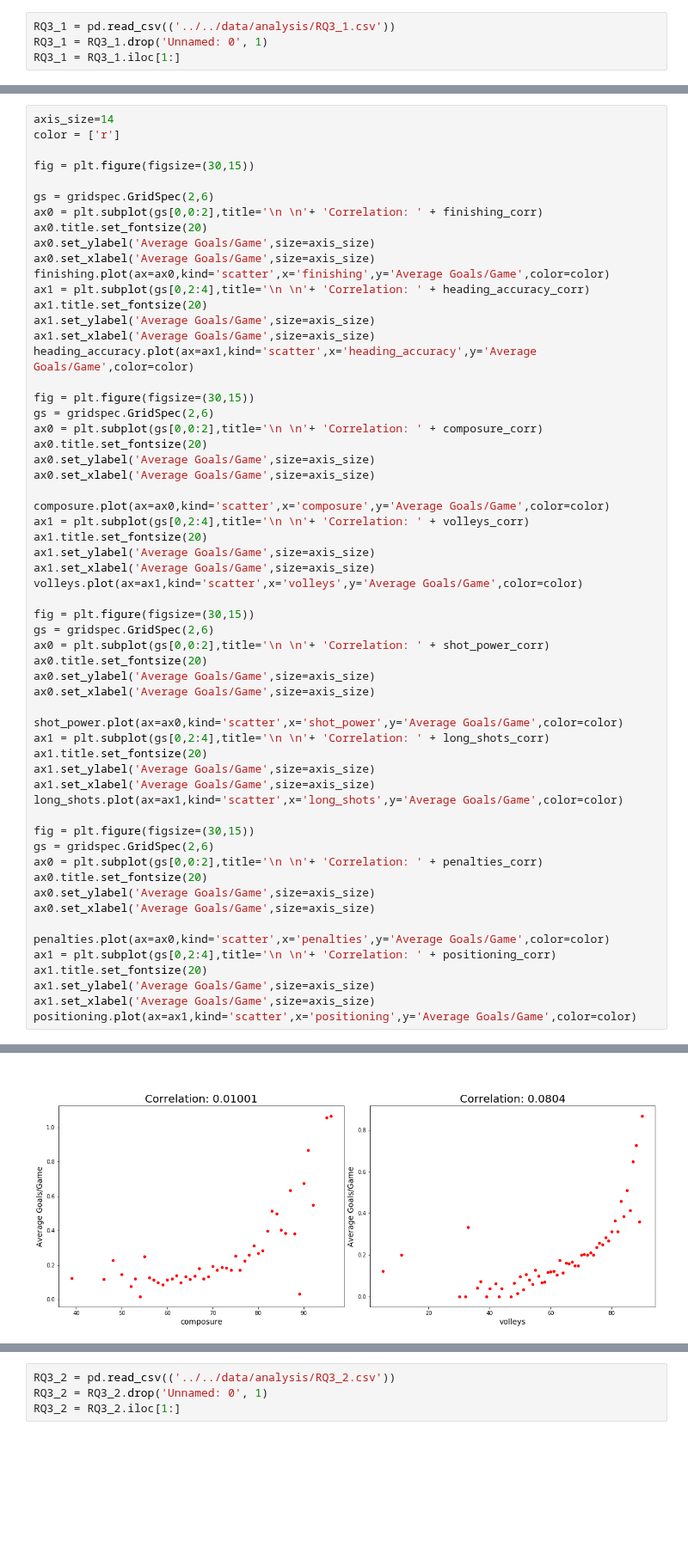
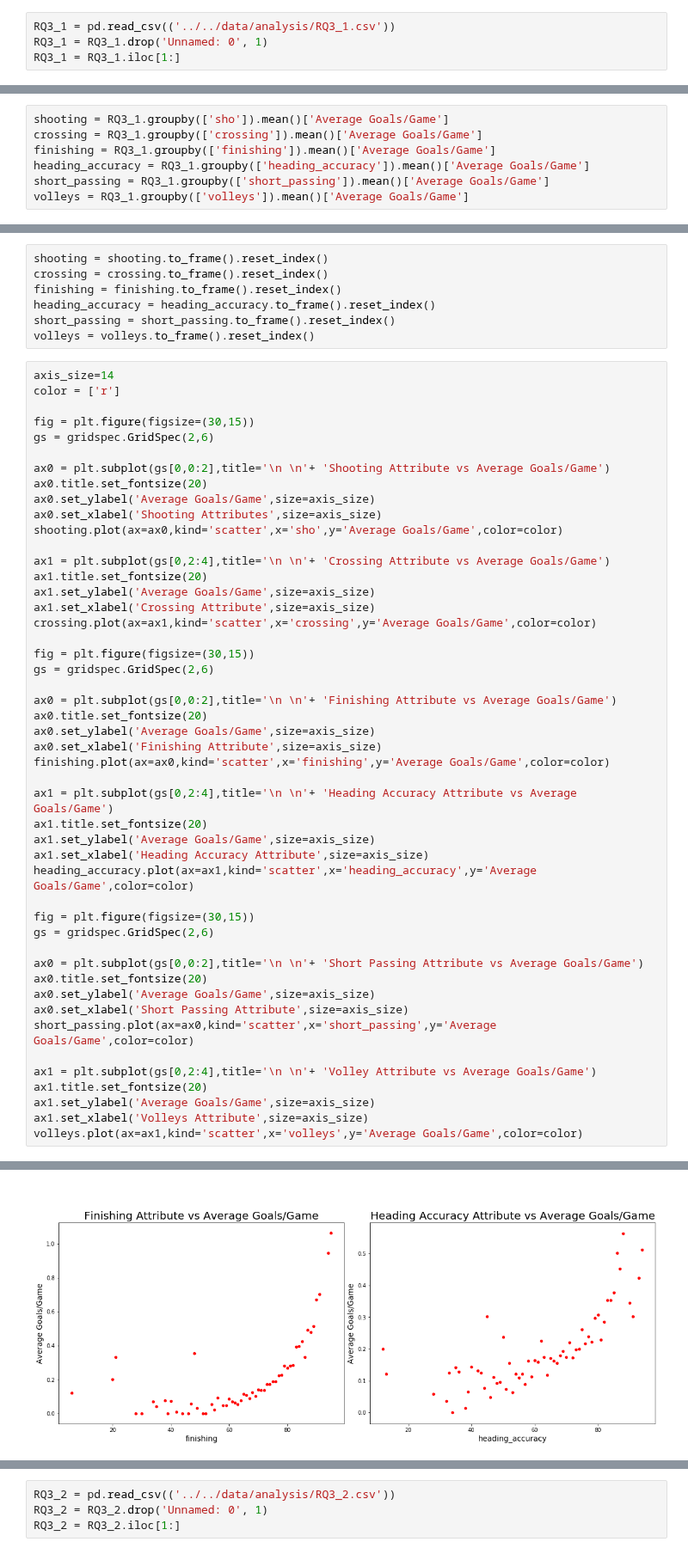
Before and after one commit to markkennedy3/Fifa-vs-Real-Life, a Jupyter notebook: notebooks/analysis/700_RQ3_Analysis.ipynb, the cells around one changed output, grey strips where cells are left out. Shown at 86% size. Cells and saved outputs as stored; diff of their text form; blank space fills up the shorter version.

```diff
--- a/notebooks/analysis/700_RQ3_Analysis.ipynb
+++ b/notebooks/analysis/700_RQ3_Analysis.ipynb
@@ -64,0 +27,7 @@ heading_accuracy = RQ3_1.groupby(['heading_accuracy']).mean()['Average Goals/Gam
+# %%
+shooting = RQ3_1.groupby(['sho']).mean()['Average Goals/Game']
+crossing = RQ3_1.groupby(['crossing']).mean()['Average Goals/Game']
+finishing = RQ3_1.groupby(['finishing']).mean()['Average Goals/Game']
+heading_accuracy = RQ3_1.groupby(['heading_accuracy']).mean()['Average Goals/Game']
+short_passing = RQ3_1.groupby(['short_passing']).mean()['Average Goals/Game']
+volleys = RQ3_1.groupby(['volleys']).mean()['Average Goals/Game']
@@ -65,61 +52,57 @@ heading_accuracy = RQ3_1.groupby(['heading_accuracy']).mean()['Average Goals/Gam
+# %%
+shooting = shooting.to_frame().reset_index()
+crossing = crossing.to_frame().reset_index()
+finishing = finishing.to_frame().reset_index()
+heading_accuracy = heading_accuracy.to_frame().reset_index()
+short_passing = short_passing.to_frame().reset_index()
+volleys = volleys.to_frame().reset_index()
 # %%
 axis_size=14
 color = ['r']
 
 fig = plt.figure(figsize=(30,15))
+gs = gridspec.GridSpec(2,6)
 
-gs = gridspec.GridSpec(2,6)
-ax0 = plt.subplot(gs[0,0:2],title='\n \n'+ 'Correlation: ' + finishing_corr)
+ax0 = plt.subplot(gs[0,0:2],title='\n \n'+ 'Shooting Attribute vs Average Goals/Game')
 ax0.title.set_fontsize(20)
 ax0.set_ylabel('Average Goals/Game',size=axis_size)
-ax0.set_xlabel('Average Goals/Game',size=axis_size)
-finishing.plot(ax=ax0,kind='scatter',x='finishing',y='Average Goals/Game',color=color)
-ax1 = plt.subplot(gs[0,2:4],title='\n \n'+ 'Correlation: ' + heading_accuracy_corr)
+ax0.set_xlabel('Shooting Attributes',size=axis_size)
+shooting.plot(ax=ax0,kind='scatter',x='sho',y='Average Goals/Game',color=color)
+
+ax1 = plt.subplot(gs[0,2:4],title='\n \n'+ 'Crossing Attribute vs Average Goals/Game')
 ax1.title.set_fontsize(20)
 ax1.set_ylabel('Average Goals/Game',size=axis_size)
-ax1.set_xlabel('Average Goals/Game',size=axis_size)
+ax1.set_xlabel('Crossing Attribute',size=axis_size)
+crossing.plot(ax=ax1,kind='scatter',x='crossing',y='Average Goals/Game',color=color)
+
+fig = plt.figure(figsize=(30,15))
+gs = gridspec.GridSpec(2,6)
+
+ax0 = plt.subplot(gs[0,0:2],title='\n \n'+ 'Finishing Attribute vs Average Goals/Game')
+ax0.title.set_fontsize(20)
+ax0.set_ylabel('Average Goals/Game',size=axis_size)
+ax0.set_xlabel('Finishing Attribute',size=axis_size)
+finishing.plot(ax=ax0,kind='scatter',x='finishing',y='Average Goals/Game',color=color)
+
+ax1 = plt.subplot(gs[0,2:4],title='\n \n'+ 'Heading Accuracy Attribute vs Average Goals/Game')
+ax1.title.set_fontsize(20)
+ax1.set_ylabel('Average Goals/Game',size=axis_size)
+ax1.set_xlabel('Heading Accuracy Attribute',size=axis_size)
 heading_accuracy.plot(ax=ax1,kind='scatter',x='heading_accuracy',y='Average Goals/Game',color=color)
 
 fig = plt.figure(figsize=(30,15))
 gs = gridspec.GridSpec(2,6)
-ax0 = plt.subplot(gs[0,0:2],title='\n \n'+ 'Correlation: ' + composure_corr)
+
+ax0 = plt.subplot(gs[0,0:2],title='\n \n'+ 'Short Passing Attribute vs Average Goals/Game')
 ax0.title.set_fontsize(20)
 ax0.set_ylabel('Average Goals/Game',size=axis_size)
-ax0.set_xlabel('Average Goals/Game',size=axis_size)
+ax0.set_xlabel('Short Passing Attribute',size=axis_size)
+short_passing.plot(ax=ax0,kind='scatter',x='short_passing',y='Average Goals/Game',color=color)
 
-composure.plot(ax=ax0,kind='scatter',x='composure',y='Average Goals/Game',color=color)
-ax1 = plt.subplot(gs[0,2:4],title='\n \n'+ 'Correlation: ' + volleys_corr)
+ax1 = plt.subplot(gs[0,2:4],title='\n \n'+ 'Volley Attribute vs Average Goals/Game')
 ax1.title.set_fontsize(20)
 ax1.set_ylabel('Average Goals/Game',size=axis_size)
-ax1.set_xlabel('Average Goals/Game',size=axis_size)
+ax1.set_xlabel('Volleys Attribute',size=axis_size)
 volleys.plot(ax=ax1,kind='scatter',x='volleys',y='Average Goals/Game',color=color)
-
-fig = plt.figure(figsize=(30,15))
-gs = gridspec.GridSpec(2,6)
-ax0 = plt.subplot(gs[0,0:2],title='\n \n'+ 'Correlation: ' + shot_power_corr)
-ax0.title.set_fontsize(20)
-ax0.set_ylabel('Average Goals/Game',size=axis_size)
-ax0.set_xlabel('Average Goals/Game',size=axis_size)
-
-shot_power.plot(ax=ax0,kind='scatter',x='shot_power',y='Average Goals/Game',color=color)
-ax1 = plt.subplot(gs[0,2:4],title='\n \n'+ 'Correlation: ' + long_shots_corr)
-ax1.title.set_fontsize(20)
-ax1.set_ylabel('Average Goals/Game',size=axis_size)
-ax1.set_xlabel('Average Goals/Game',size=axis_size)
-long_shots.plot(ax=ax1,kind='scatter',x='long_shots',y='Average Goals/Game',color=color)
-
-fig = plt.figure(figsize=(30,15))
-gs = gridspec.GridSpec(2,6)
-ax0 = plt.subplot(gs[0,0:2],title='\n \n'+ 'Correlation: ' + penalties_corr)
-ax0.title.set_fontsize(20)
-ax0.set_ylabel('Average Goals/Game',size=axis_size)
-ax0.set_xlabel('Average Goals/Game',size=axis_size)
-
-penalties.plot(ax=ax0,kind='scatter',x='penalties',y='Average Goals/Game',color=color)
-ax1 = plt.subplot(gs[0,2:4],title='\n \n'+ 'Correlation: ' + positioning_corr)
-ax1.title.set_fontsize(20)
-ax1.set_ylabel('Average Goals/Game',size=axis_size)
-ax1.set_xlabel('Average Goals/Game',size=axis_size)
-positioning.plot(ax=ax1,kind='scatter',x='positioning',y='Average Goals/Game',color=color)
 # %% [output]
 <matplotlib.axes._subplots.AxesSubplot at 0x...>
@@ -127 +110 @@ positioning.plot(ax=ax1,kind='scatter',x='positioning',y='Average Goals/Game',co
-[figure, old version]
+[figure, new version]
```
Also changed, not shown: parts of 55 cells of this notebook.
